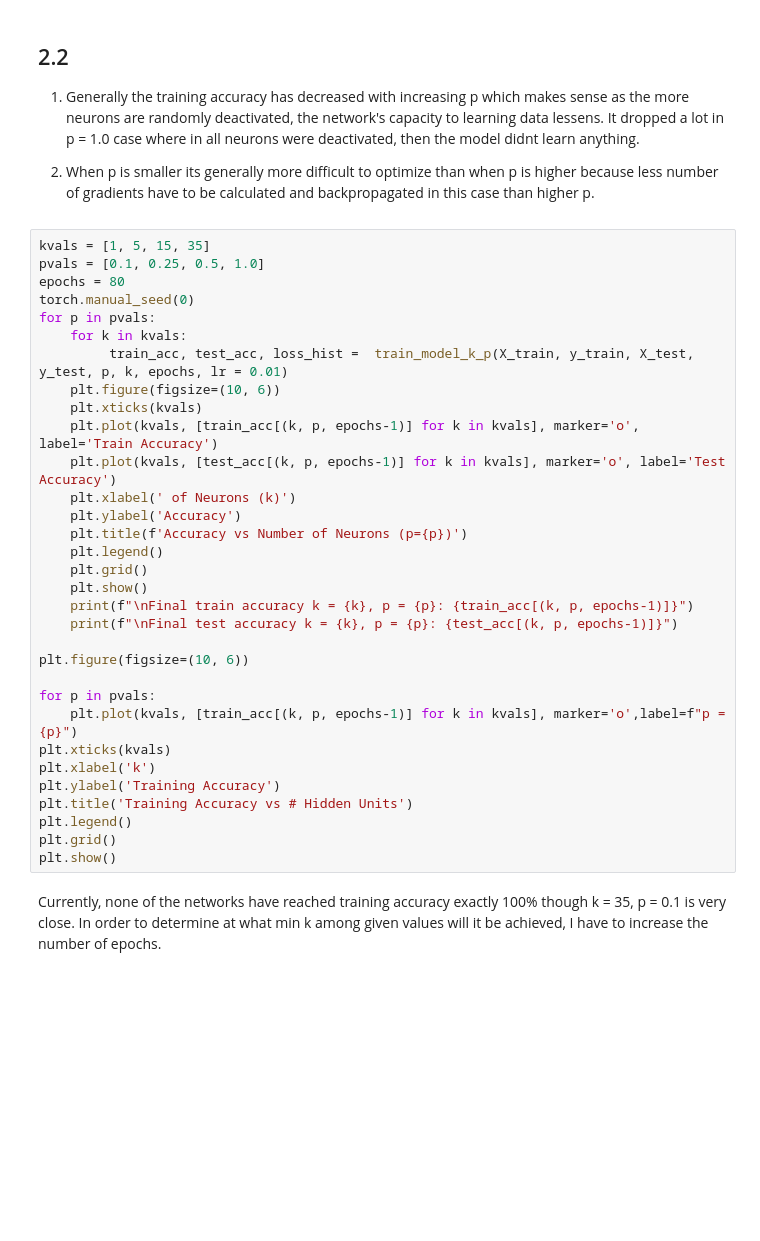
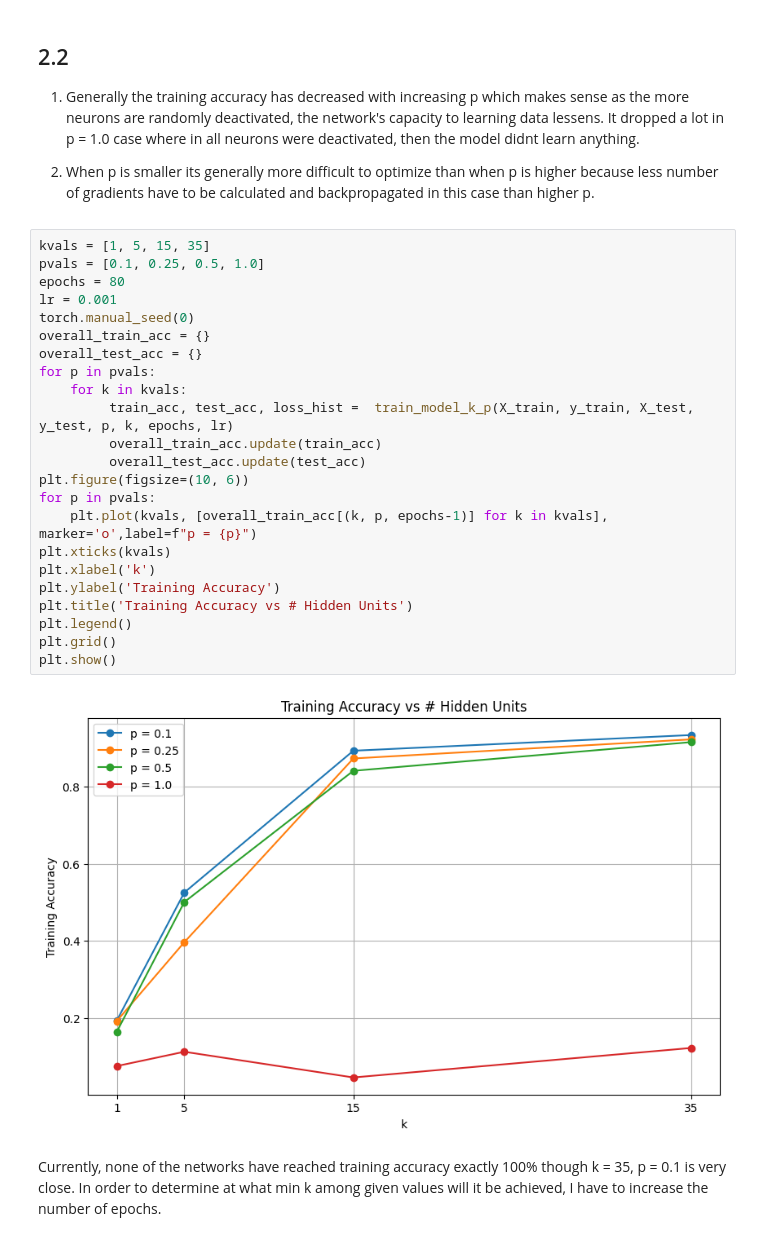
Before and after one commit to Vedant2100/w26, a Jupyter notebook: hw3.ipynb, the cells around one changed output. Drawn from its saved outputs; the diff is of its cells as text; blank space fills up the shorter version.

```diff
--- a/hw3.ipynb
+++ b/hw3.ipynb
@@ -160,35 +207,28 @@ for p in pvals:
 # %%
 kvals = [1, 5, 15, 35]
 pvals = [0.1, 0.25, 0.5, 1.0]
 epochs = 80
+lr = 0.001
 torch.manual_seed(0)
+overall_train_acc = {}
+overall_test_acc = {}
 for p in pvals:
     for k in kvals:
-         train_acc, test_acc, loss_hist =  train_model_k_p(X_train, y_train, X_test, y_test, p, k, epochs, lr = 0.01)
-    plt.figure(figsize=(10, 6))
-    plt.xticks(kvals)
-    plt.plot(kvals, [train_acc[(k, p, epochs-1)] for k in kvals], marker='o', label='Train Accuracy')
-    plt.plot(kvals, [test_acc[(k, p, epochs-1)] for k in kvals], marker='o', label='Test Accuracy')
-    plt.xlabel(' of Neurons (k)')
-    plt.ylabel('Accuracy')
-    plt.title(f'Accuracy vs Number of Neurons (p={p})')
-    plt.legend()
-    plt.grid()
-    plt.show()
-    print(f"\nFinal train accuracy k = {k}, p = {p}: {train_acc[(k, p, epochs-1)]}")
-    print(f"\nFinal test accuracy k = {k}, p = {p}: {test_acc[(k, p, epochs-1)]}")
-
+         train_acc, test_acc, loss_hist =  train_model_k_p(X_train, y_train, X_test, y_test, p, k, epochs, lr)
+         overall_train_acc.update(train_acc)
+         overall_test_acc.update(test_acc)
 plt.figure(figsize=(10, 6))
-
 for p in pvals:
-    plt.plot(kvals, [train_acc[(k, p, epochs-1)] for k in kvals], marker='o',label=f"p = {p}")
+    plt.plot(kvals, [overall_train_acc[(k, p, epochs-1)] for k in kvals], marker='o',label=f"p = {p}")
 plt.xticks(kvals)
 plt.xlabel('k')
 plt.ylabel('Training Accuracy')
 plt.title('Training Accuracy vs # Hidden Units')
 plt.legend()
 plt.grid()
 plt.show()
+# %% [output]
+[figure, added]
 # %% [markdown]
 Currently, none of the networks have reached training accuracy exactly 100% though k = 35, p = 0.1 is very close. In order to determine at what min k among given values will it be achieved, I have to increase the number of epochs.
 # %% [markdown]
```
Also changed, not shown: parts of 8 cells of this notebook.
